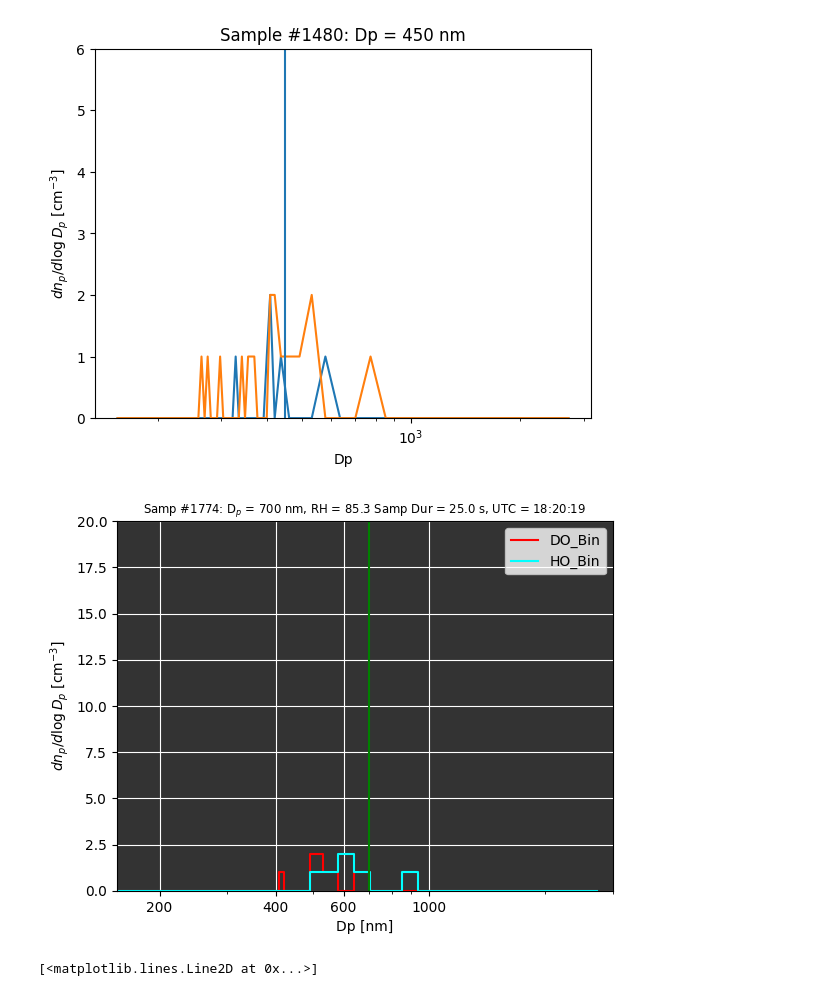
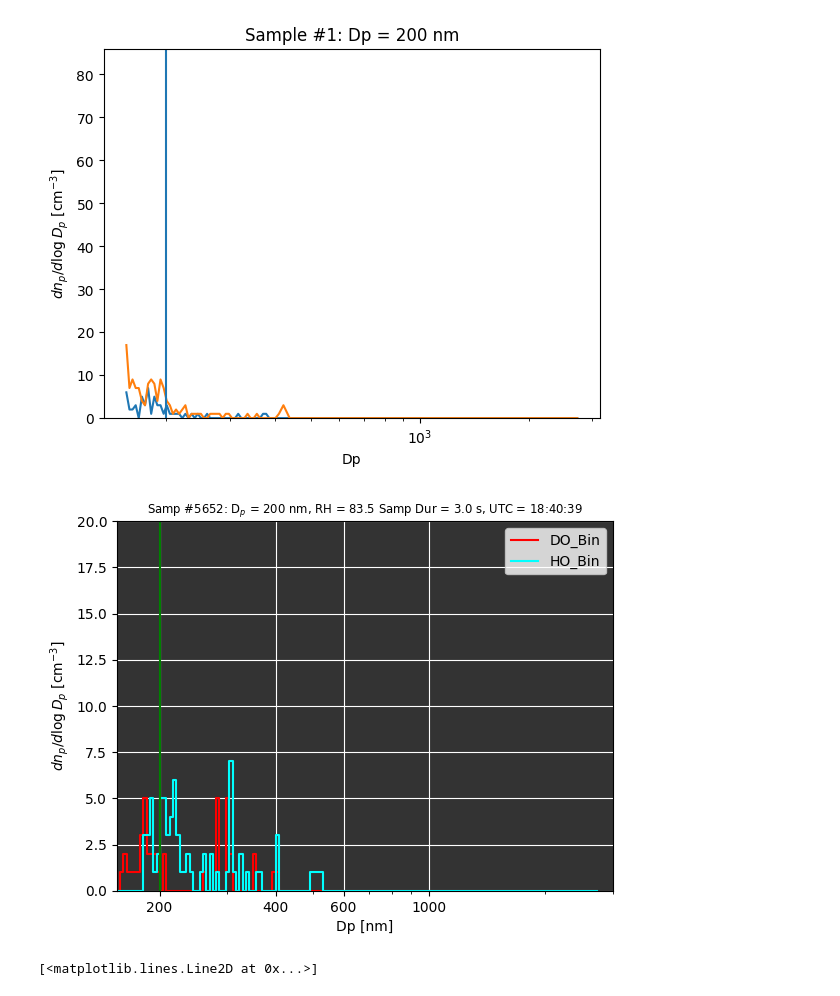
Before and after one commit to csoloff/dash, a Jupyter notebook: size_dist_checkup.ipynb, the cells around one changed output. Drawn from its saved outputs; the diff is of its cells as text; code cells hidden in the pictures.

```diff
--- a/size_dist_checkup.ipynb
+++ b/size_dist_checkup.ipynb
@@ -9,10 +9,10 @@ from tqdm import tqdm
 import matplotlib.animation as animation
 # %%
 #d = pd.read_csv('./processed_opc/DASH_SAMP_PARAM_RESAMP_240528.csv')
-d = pd.read_csv('./processed_opc/DASH_SAMP_PARAM_RESAMP_240605.csv')
+d = pd.read_csv('./processed_opc/DASH_SAMP_PARAM_RESAMP_240606.csv')
 # %%
-d = d[d['UpSt_Dia']>350]
-d =d.reset_index(drop=['index'])
+#d = d[d['UpSt_Dia']>350]
+#d =d.reset_index(drop=['index'])
 # %%
 d
 # %% [output]
@@ -52,7 +47,7 @@ for i in range(0,len(d)):
     ax.vlines(d.loc[i, 'UpSt_Dia'],0,d.loc[:, DO_Bin + HO_Bin].max().max())
     break
 # %% [output]
-[figure, old version]
+[figure, new version]
 # %%
 fig, ax = plt.subplots()
 m_r = 20
@@ -78,35 +73,35 @@ def init():
 def update(i):
     max_y = d.loc[i, DO_Bin + HO_Bin].max().max()#d.loc[:, DO_Bin + HO_Bin].max().max()
     ax.clear()
     ax.set_ylim([0,m_r])
     ax.set_xscale('log')
     ax.step(bins['Dp_nm'][:-1], d.loc[i, DO_Bin], label='DO_Bin', color='r')
     ax.step(bins['Dp_nm'][:-1], d.loc[i, HO_Bin], label='HO_Bin', color='cyan')
     ax.set_facecolor((0.2, 0.2, 0.2))
     ax.grid(c = 'w')
     ax.set_xscale('log')
     ax.set_title('Samp #' + str(d.loc[i, 'Samp_Num']) + ': D$_p$ = ' + str(round(d.loc[i, 'UpSt_Dia'])) + ' nm, RH = ' + str(round(d.loc[i, 'HM_RH_Av'],1))  + ' Samp Dur = '+ str(round(d.loc[i, 'Samp_Time_s'], 1)) + ' s, UTC = ' + str(d.loc[i, 'Start_Date_Time_UTC'])[11:19], fontsize='small')
     #ax.vlines(d.loc[i, 'UpSt_Dia'],0,max_y, color='r')
     ax.vlines(d.loc[i, 'UpSt_Dia'],0,m_r, color='green')
     ax.legend()
     # Custom ticks and labels
     ticks = [200,400,600,1000]
     labels = ['200','400','600','1000']
 
     # Set custom tick labels
     ax.set_xticks(ticks)
     ax.set_xticklabels(labels)
     ax.set_xlabel('Dp [nm]')
     ax.set_ylabel('$dn_p/d\log D_p$ [cm$^{-3}$]')
     return fig,
 
 ani = animation.FuncAnimation(fig, update, frames=len(d), init_func=init, blit=False)
 
 # Save the animation
 writer = animation.FFMpegWriter(fps=10, metadata=dict(artist='Me'), bitrate=1800)
-ani.save('./figures/dist-2024_06_05_gt350nm.mp4', writer=writer, dpi=300)
+ani.save('./figures/dist-2024_06_06.mp4', writer=writer, dpi=100)
 # %% [output]
-[figure, old version]
+[figure, new version]
 # %%
 plt.plot(bins['Dp_nm'][:-1], d.loc[:, DO_Bin].max())
 plt.plot(bins['Dp_nm'][:-1], d.loc[:, HO_Bin].max())
```
Also changed, not shown: parts of 1 cell of this notebook, 3 other files.
